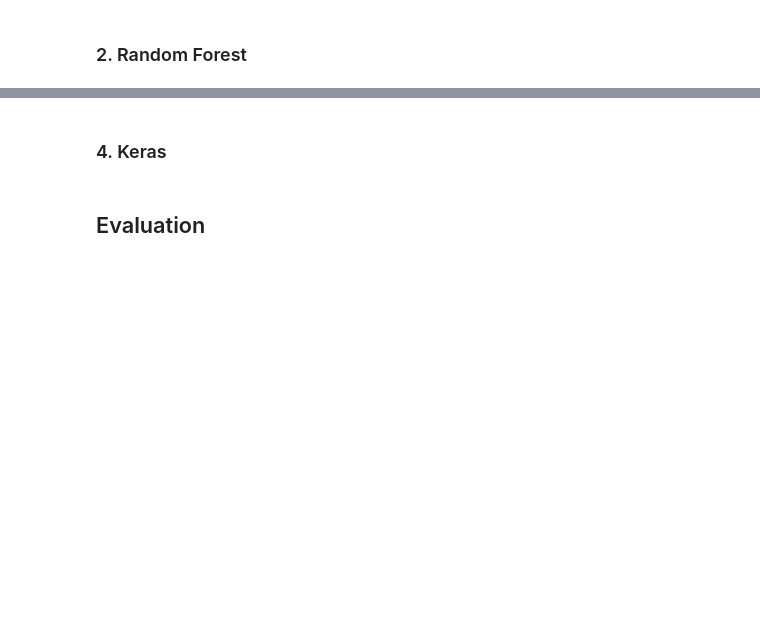
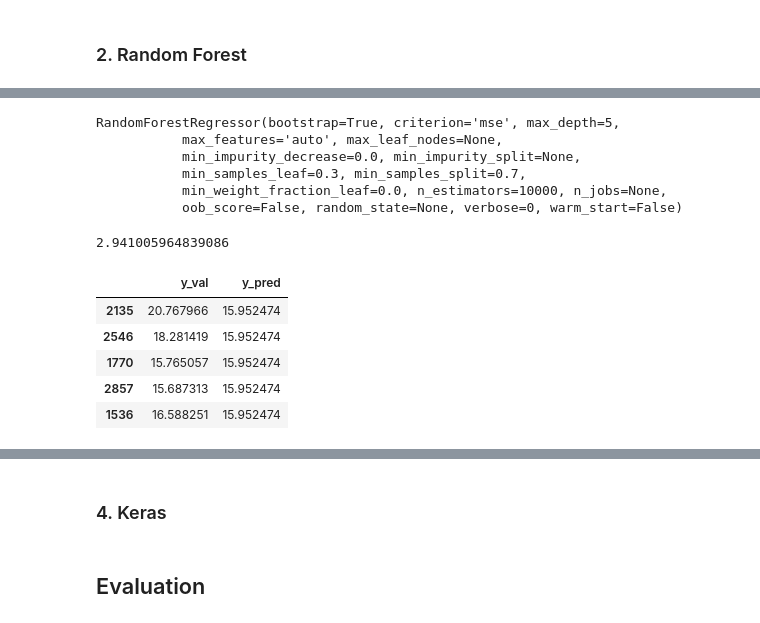
Before and after one commit to jjone36/tmdb, a Jupyter notebook: 04_modeling.ipynb, the cells around one changed output, grey strips where cells are left out. Saved outputs shown, nothing was run; the diff lists cells and outputs as text; code cells hidden in the pictures; blank space fills up the shorter version.

```diff
--- a/04_modeling.ipynb
+++ b/04_modeling.ipynb
@@ -14,0 +28,3 @@ X = tr.drop('revenue_log', axis = 1)
+# %%
+X = X.drop('original_language', axis = 1)
+te = te.drop('original_language', axis = 1)
@@ -43,0 +81,14 @@ model_rf.fit(X_tr, y_tr)
+# %%
+from sklearn.ensemble import RandomForestRegressor
+model_rf = RandomForestRegressor(n_estimators= 10000,
+                                 max_depth = 5,
+                                 min_samples_split = .7,
+                                 min_samples_leaf = .3)
+model_rf.fit(X_tr, y_tr)
+# %% [output]
+RandomForestRegressor(bootstrap=True, criterion='mse', max_depth=5,
+           max_features='auto', max_leaf_nodes=None,
+           min_impurity_decrease=0.0, min_impurity_split=None,
+           min_samples_leaf=0.3, min_samples_split=0.7,
+           min_weight_fraction_leaf=0.0, n_estimators=10000, n_jobs=None,
+           oob_score=False, random_state=None, verbose=0, warm_start=False)
@@ -43,0 +97,16 @@ model_rf.fit(X_tr, y_tr)
+# %%
+np.sqrt(mean_squared_error(y_val, y_pred))
+# %% [output]
+2.941005964839086
+# %%
+df = pd.DataFrame(columns = ['y_val', 'y_pred'])
+df.y_val = y_val
+df.y_pred = y_pred
+df.head()
+# %% [output]
+|  | y_val | y_pred |
+| 2135 | 20.767966 | 15.952474 |
+| 2546 | 18.281419 | 15.952474 |
+| 1770 | 15.765057 | 15.952474 |
+| 2857 | 15.687313 | 15.952474 |
+| 1536 | 16.588251 | 15.952474 |
```
Also changed, not shown: parts of 41 cells of this notebook, 1 other file.
